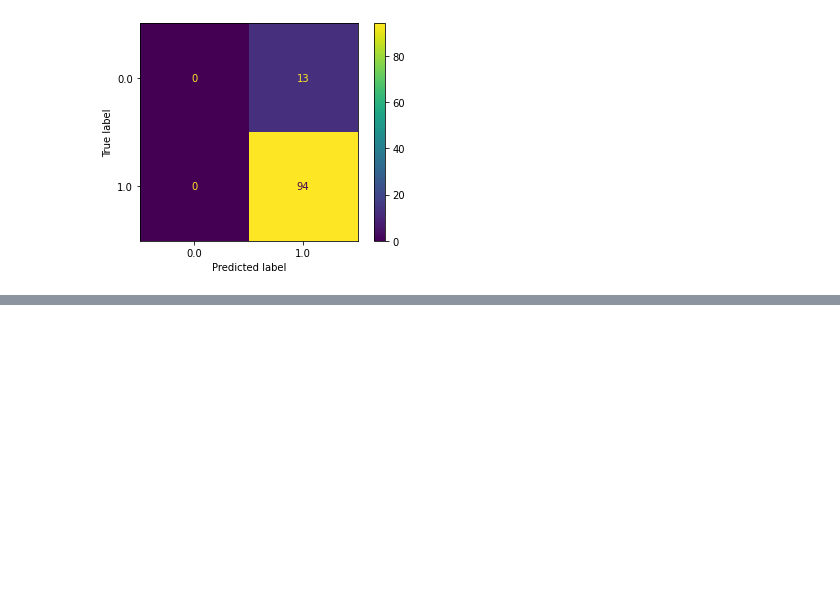
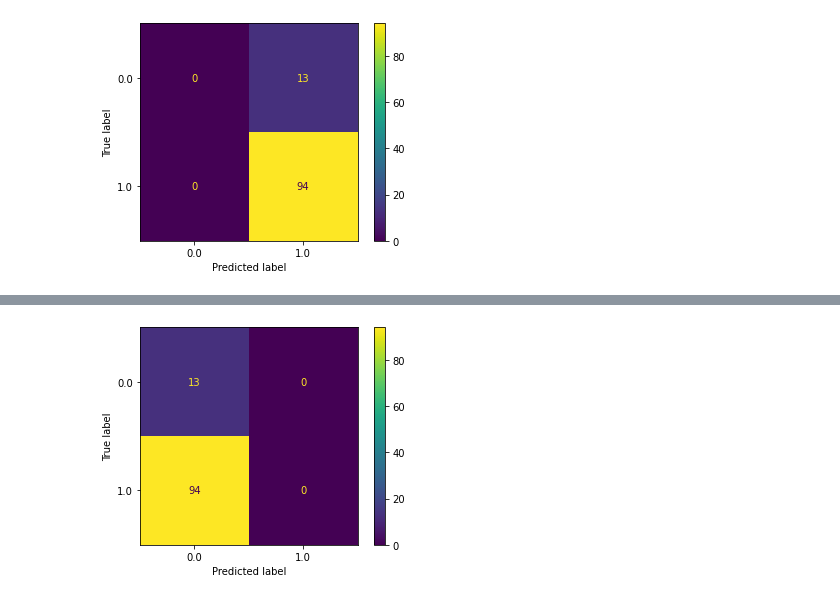
Before and after one commit to mariecoolsaet/FLXLM, a Jupyter notebook: SEP_728_Chatbot_transformer_keras.ipynb, the cells around one changed output, grey strips where cells are left out. Drawn from its saved outputs; the diff is of its cells as text; code cells hidden in the pictures; blank space fills up the shorter version.

```diff
--- a/SEP_728_Chatbot_transformer_keras.ipynb
+++ b/SEP_728_Chatbot_transformer_keras.ipynb
@@ -1806,0 +1816,6 @@ InternalError: ignored
+# %%
+#Evaluate test
+y_pred = model_yn_weighted.predict(encode(X_test))
+ConfusionMatrixDisplay.from_predictions(y_test_binary*1., y_pred.round());
+# %% [output]
+[figure, added]
```
Also changed, not shown: parts of 11 cells of this notebook.
